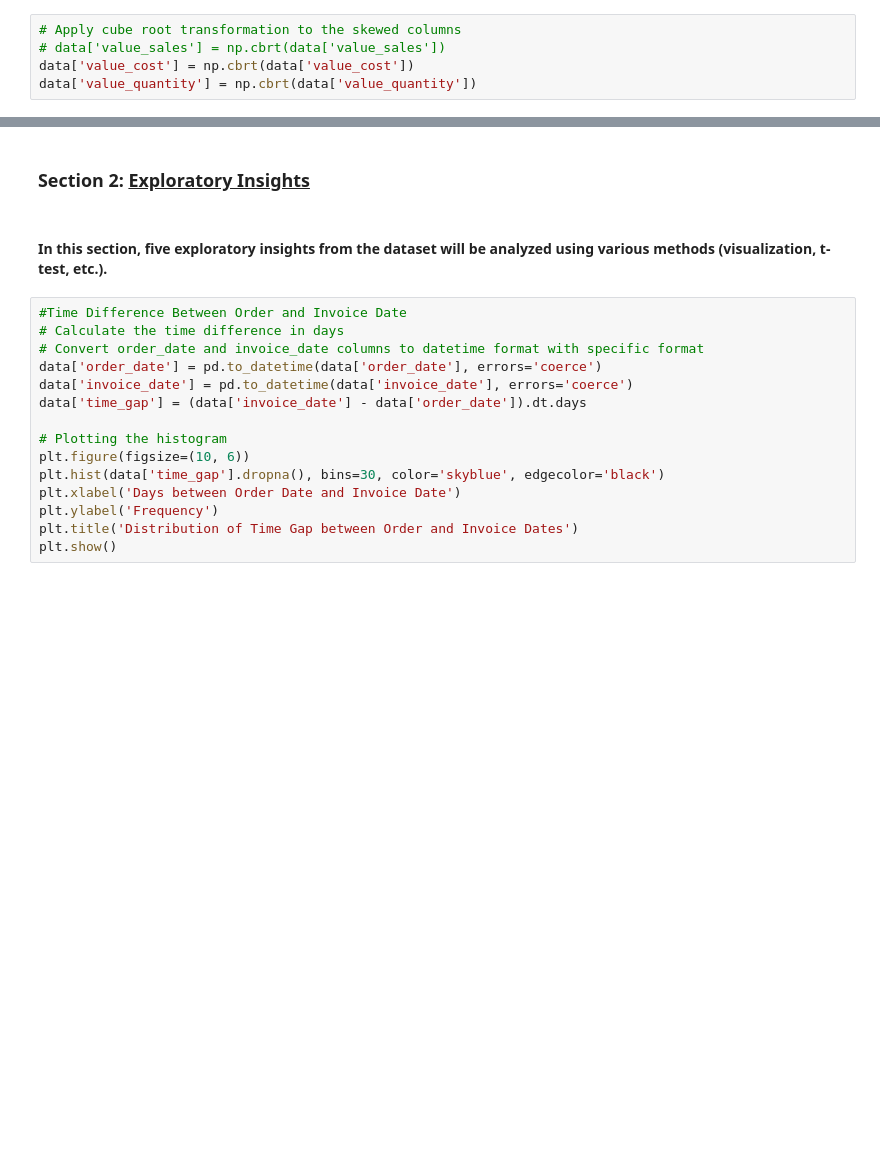
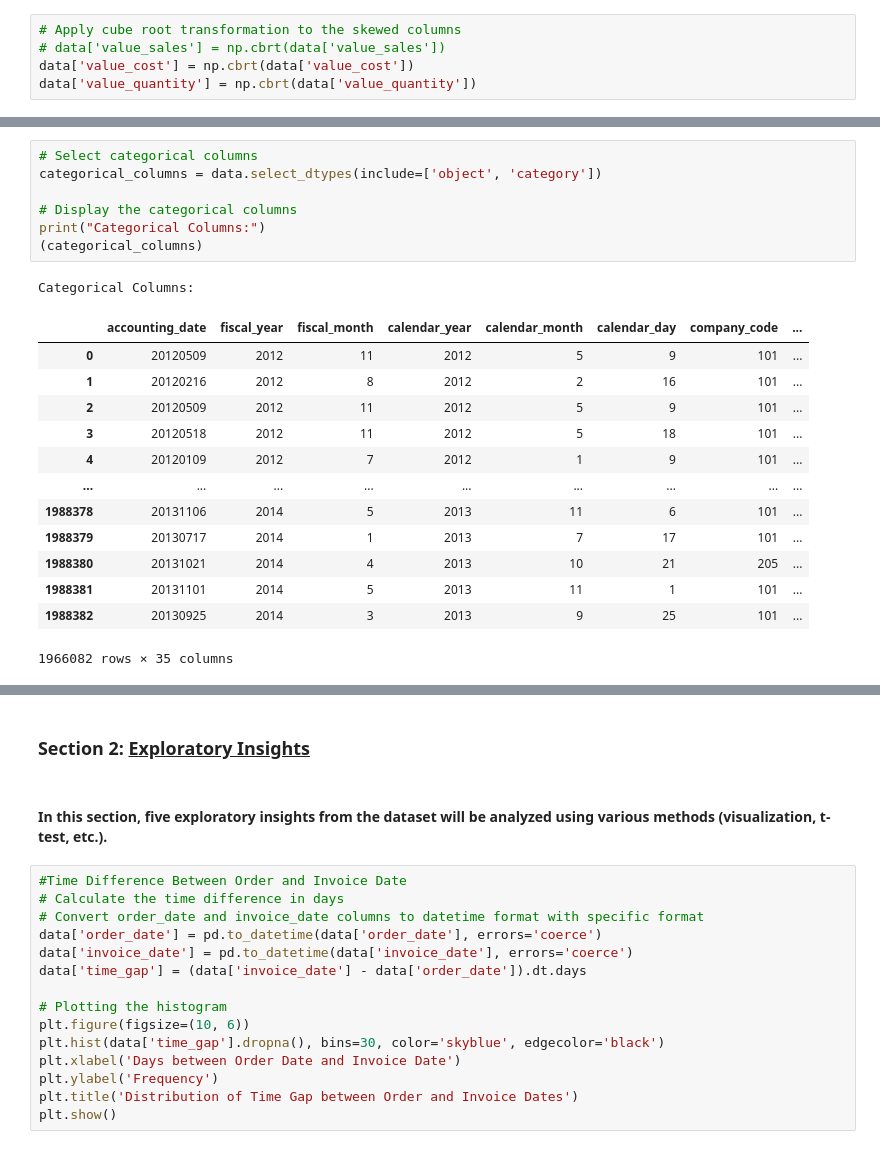
Before and after one commit to arjuuadhikari/BUS-8000, a Jupyter notebook: Group Project Data and Description-20241104/Group Work Busa8000-Copy1.ipynb, the cells around one changed output, grey strips where cells are left out. Drawn from its saved outputs; the diff is of its cells as text; blank space fills up the shorter version.

```diff
--- a/Group Project Data and Description-20241104/Group Work Busa8000-Copy1.ipynb
+++ b/Group Project Data and Description-20241104/Group Work Busa8000-Copy1.ipynb
@@ -428,0 +422,22 @@ Skewness of value_cost after cube root transform: 0.0
+# %%
+# Select categorical columns
+categorical_columns = data.select_dtypes(include=['object', 'category'])
+
+# Display the categorical columns
+print("Categorical Columns:")
+(categorical_columns)
+# %% [output]
+Categorical Columns:
+|  | accounting_date | fiscal_year | fiscal_month | calendar_year | calendar_month | calendar_day | company_code | ... |
+| 0 | 20120509 | 2012 | 11 | 2012 | 5 | 9 | 101 | ... |
+| 1 | 20120216 | 2012 | 8 | 2012 | 2 | 16 | 101 | ... |
+| 2 | 20120509 | 2012 | 11 | 2012 | 5 | 9 | 101 | ... |
+| 3 | 20120518 | 2012 | 11 | 2012 | 5 | 18 | 101 | ... |
+| 4 | 20120109 | 2012 | 7 | 2012 | 1 | 9 | 101 | ... |
+| ... | ... | ... | ... | ... | ... | ... | ... | ... |
+| 1988378 | 20131106 | 2014 | 5 | 2013 | 11 | 6 | 101 | ... |
+| 1988379 | 20130717 | 2014 | 1 | 2013 | 7 | 17 | 101 | ... |
+| 1988380 | 20131021 | 2014 | 4 | 2013 | 10 | 21 | 205 | ... |
+| 1988381 | 20131101 | 2014 | 5 | 2013 | 11 | 1 | 101 | ... |
+| 1988382 | 20130925 | 2014 | 3 | 2013 | 9 | 25 | 101 | ... |
+1966082 rows × 35 columns
```
Also changed, not shown: parts of 41 cells of this notebook, 1 other file.
